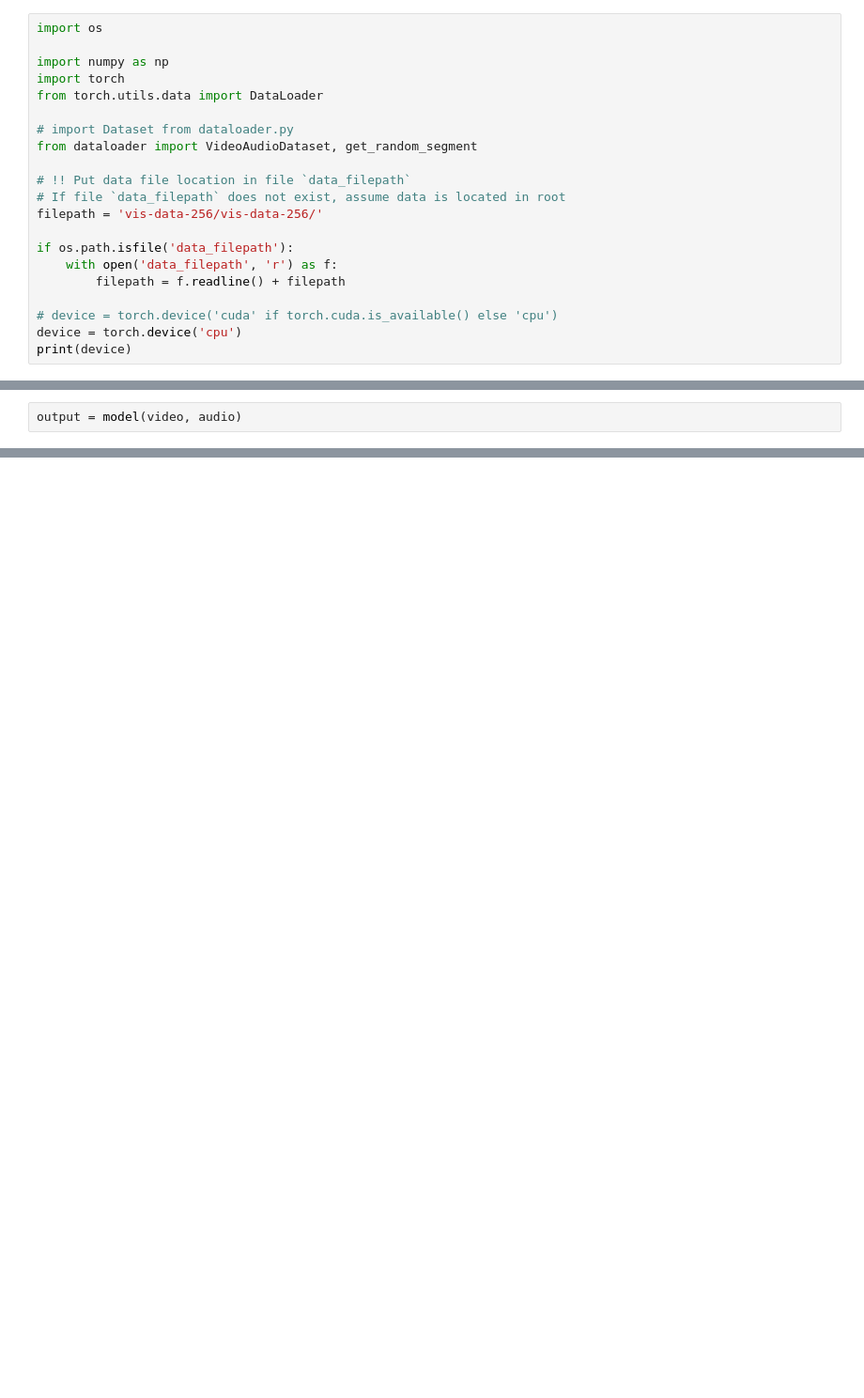
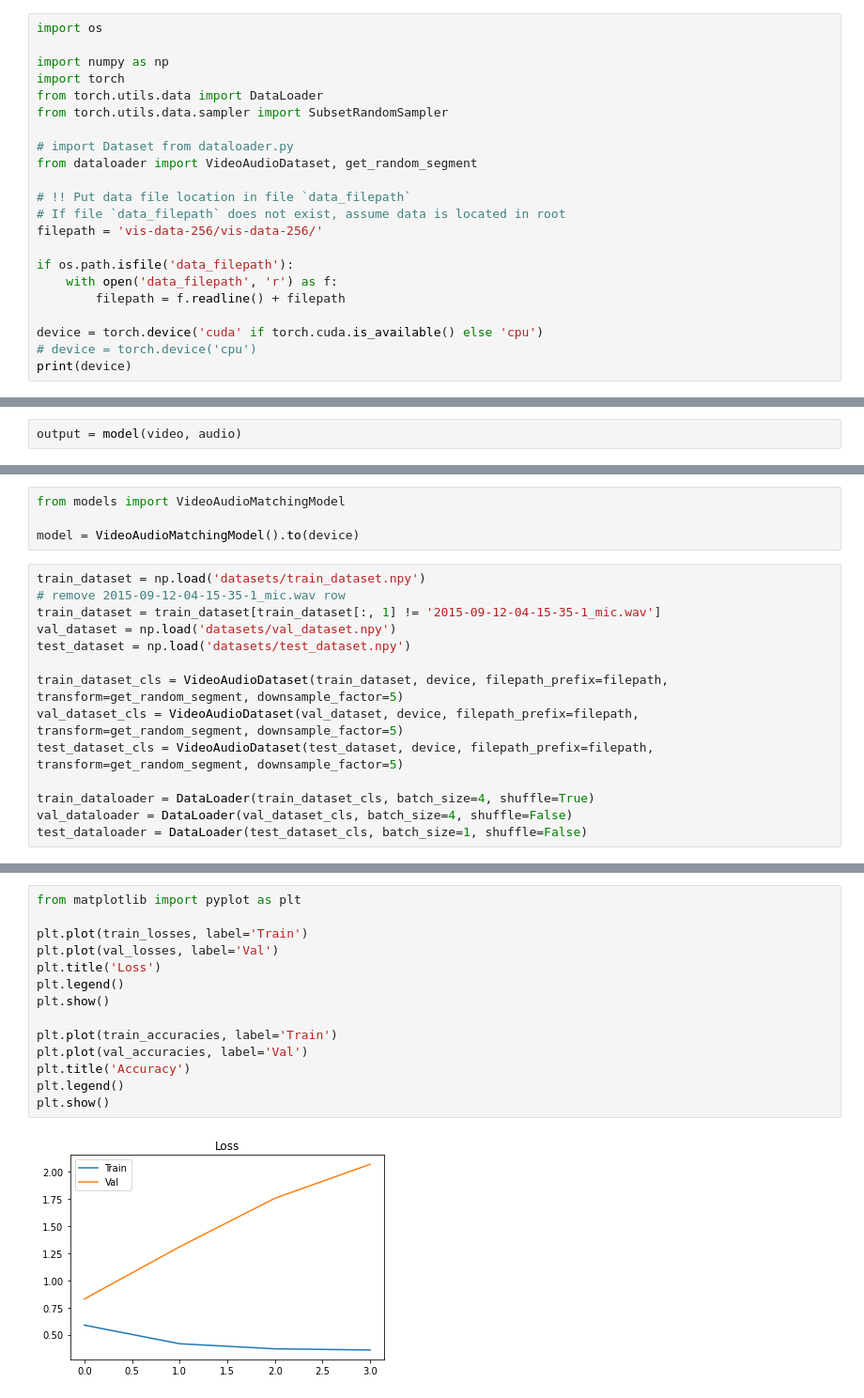
Before and after one commit to GeorgeEfstathiadis/Visually-Indicated-Sounds, a Jupyter notebook: model1.ipynb, the cells around one changed output, grey strips where cells are left out. Shown: that part at 94% size. Cells and saved outputs as stored; diff of their text form; blank space fills up the shorter version.

Commit message:
running model1

```diff
--- a/model1.ipynb
+++ b/model1.ipynb
@@ -4,6 +4,7 @@ import os
 import numpy as np
 import torch
 from torch.utils.data import DataLoader
+from torch.utils.data.sampler import SubsetRandomSampler
 
 # import Dataset from dataloader.py
 from dataloader import VideoAudioDataset, get_random_segment
@@ -16,7 +17,7 @@ if os.path.isfile('data_filepath'):
     with open('data_filepath', 'r') as f:
         filepath = f.readline() + filepath
 
-# device = torch.device('cuda' if torch.cuda.is_available() else 'cpu')
-device = torch.device('cpu')
+device = torch.device('cuda' if torch.cuda.is_available() else 'cpu')
+# device = torch.device('cpu')
 print(device)
 # %% [output]
@@ -44,0 +52,18 @@ tensor([[0.6482]], grad_fn=<SigmoidBackward0>)
+# %%
+from models import VideoAudioMatchingModel
+
+model = VideoAudioMatchingModel().to(device)
+# %%
+train_dataset = np.load('datasets/train_dataset.npy')
+# remove 2015-09-12-04-15-35-1_mic.wav row
+train_dataset = train_dataset[train_dataset[:, 1] != '2015-09-12-04-15-35-1_mic.wav']
+val_dataset = np.load('datasets/val_dataset.npy')
+test_dataset = np.load('datasets/test_dataset.npy')
+
+train_dataset_cls = VideoAudioDataset(train_dataset, device, filepath_prefix=filepath, transform=get_random_segment, downsample_factor=5)
+val_dataset_cls = VideoAudioDataset(val_dataset, device, filepath_prefix=filepath, transform=get_random_segment, downsample_factor=5)
+test_dataset_cls = VideoAudioDataset(test_dataset, device, filepath_prefix=filepath, transform=get_random_segment, downsample_factor=5)
+
+train_dataloader = DataLoader(train_dataset_cls, batch_size=4, shuffle=True)
+val_dataloader = DataLoader(val_dataset_cls, batch_size=4, shuffle=False)
+test_dataloader = DataLoader(test_dataset_cls, batch_size=1, shuffle=False)
@@ -44,0 +162,16 @@ tensor([[0.6482]], grad_fn=<SigmoidBackward0>)
+# %%
+from matplotlib import pyplot as plt
+
+plt.plot(train_losses, label='Train')
+plt.plot(val_losses, label='Val')
+plt.title('Loss')
+plt.legend()
+plt.show()
+
+plt.plot(train_accuracies, label='Train')
+plt.plot(val_accuracies, label='Val')
+plt.title('Accuracy')
+plt.legend()
+plt.show()
+# %% [output]
+[figure, added]
```
Also changed, not shown: parts of 7 cells of this notebook.
